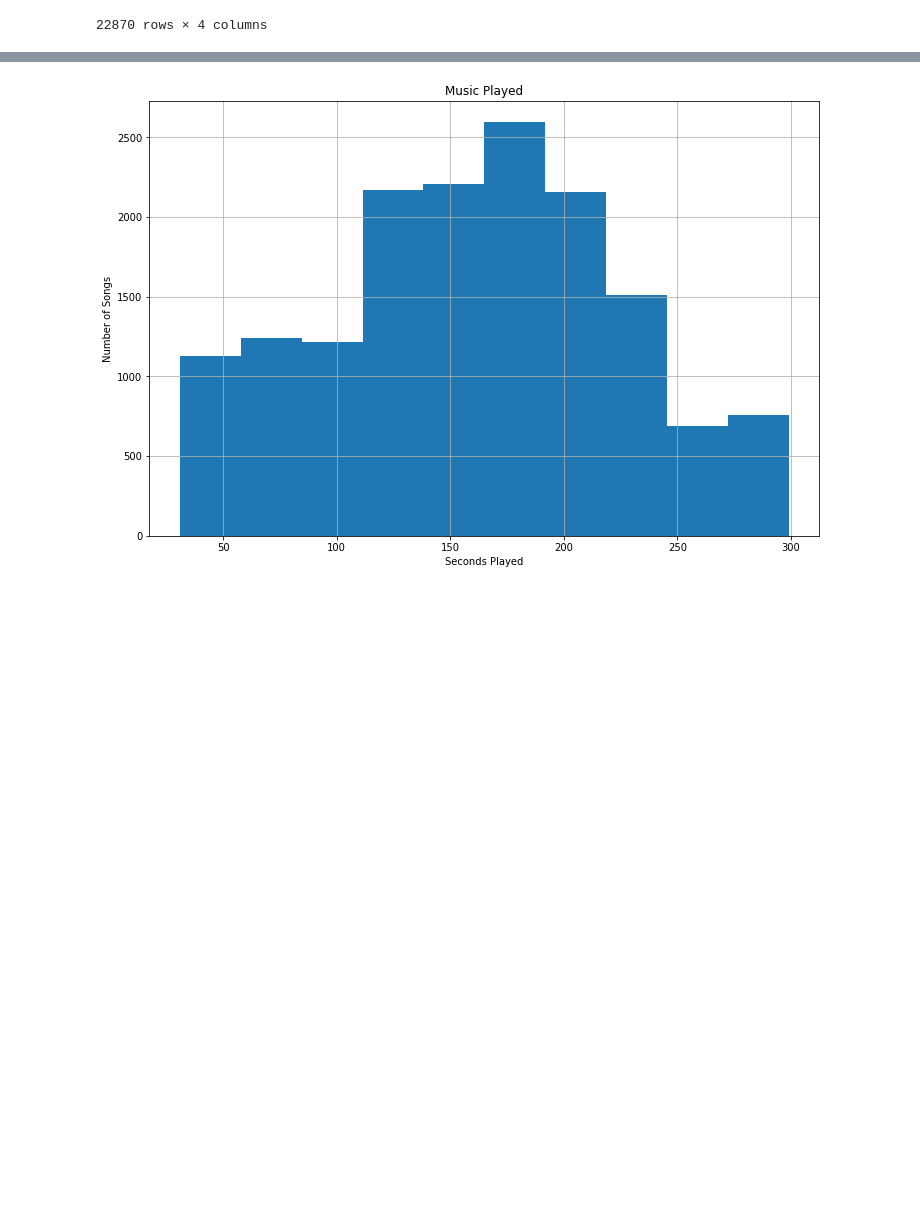
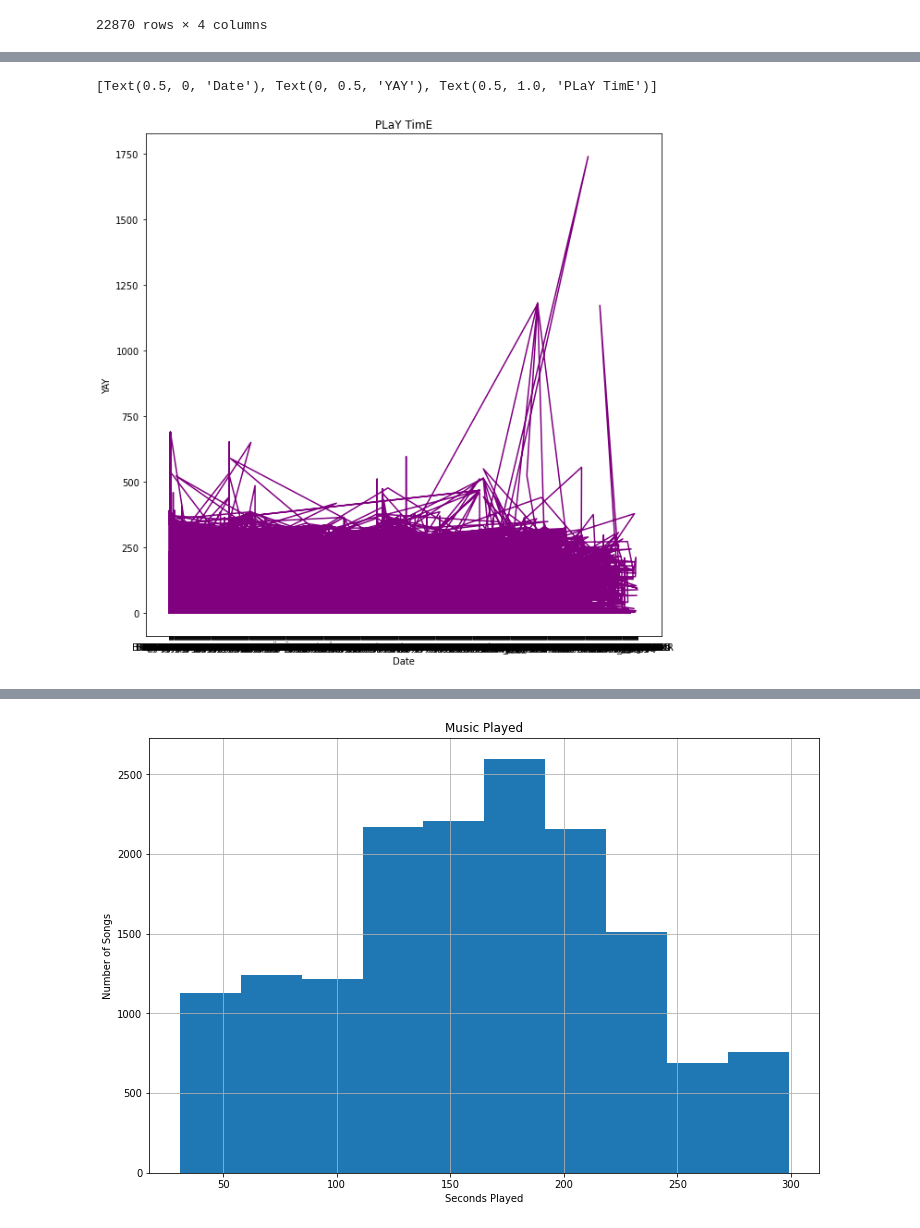
Before and after one commit to charliehanlon/SpotifyExploration, a Jupyter notebook: SpotifyEx.ipynb, the cells around one changed output, grey strips where cells are left out. Cells and saved outputs as stored; diff of their text form; code cells hidden in the pictures; blank space fills up the shorter version.

```diff
--- a/SpotifyEx.ipynb
+++ b/SpotifyEx.ipynb
@@ -71,0 +106,13 @@ x
+# %%
+fig, ax = plt.subplots(figsize=(10, 10))
+
+ax.plot(sdf['artistName'],
+        sdf['msPlayed'],
+        color='purple')
+
+ax.set(xlabel="Date",
+       ylabel="YAY",
+       title="PLaY TimE")
+# %% [output]
+[Text(0.5, 0, 'Date'), Text(0, 0.5, 'YAY'), Text(0.5, 1.0, 'PLaY TimE')]
+[figure, added]
```
Also changed, not shown: parts of 13 cells of this notebook.
